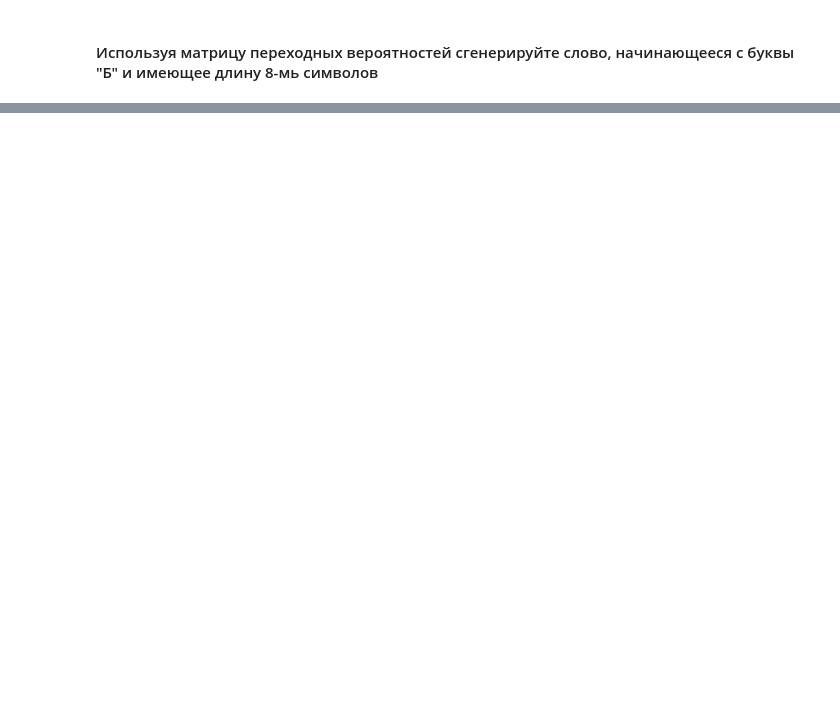
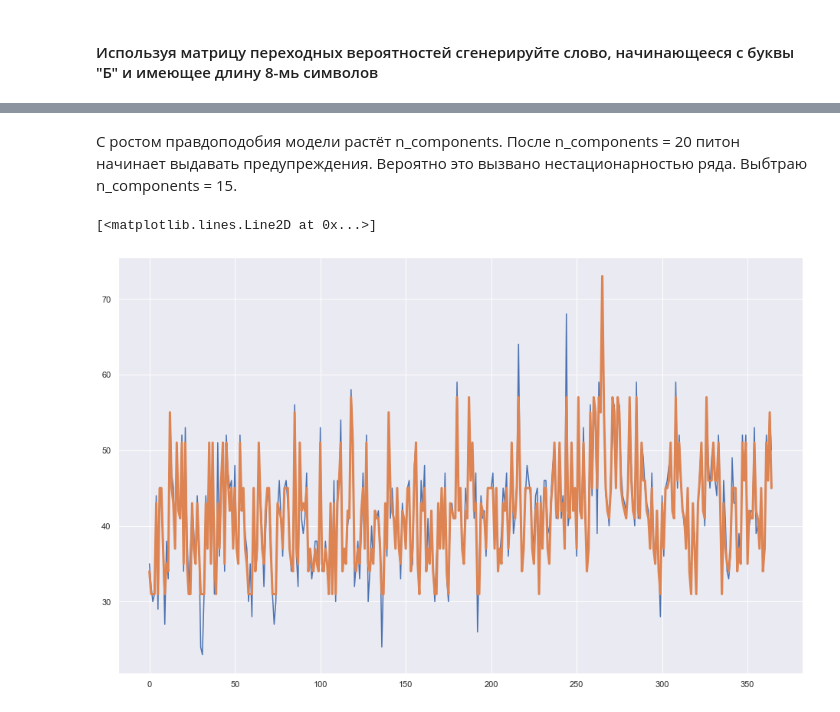
Before and after one commit to DSerpuhovitin/netology_pyda, a Jupyter notebook: HW_TS4.ipynb, the cells around one changed output, grey strips where cells are left out. Saved outputs shown, nothing was run; the diff lists cells and outputs as text; code cells hidden in the pictures; blank space fills up the shorter version.

```diff
--- a/HW_TS4.ipynb
+++ b/HW_TS4.ipynb
@@ -125,0 +190,18 @@ axs.set_aspect('equal')
+# %% [markdown]
+С ростом правдоподобия модели растёт n_components. После n_components = 20 питон начинает выдавать предупреждения. Вероятно это вызвано нестационарностью ряда.
+Выбтраю n_components = 15.
+# %%
+#Делаю предикт для ряда
+model = GaussianHMM(n_components = list(best_score.keys())[0], covariance_type="diag", n_iter=1000)
+model.fit(values)
+labels = model.predict(values)
+means = np.zeros_like(values)
+for i in range(model.n_components):
+    means[labels == i] = model.means_[i]
+
+plt.figure(figsize=(16, 10))
+plt.plot(values)
+plt.plot(means, linewidth=3)
+# %% [output]
+[<matplotlib.lines.Line2D at 0x...>]
+[figure, added]
```
Also changed, not shown: parts of 23 cells of this notebook.
